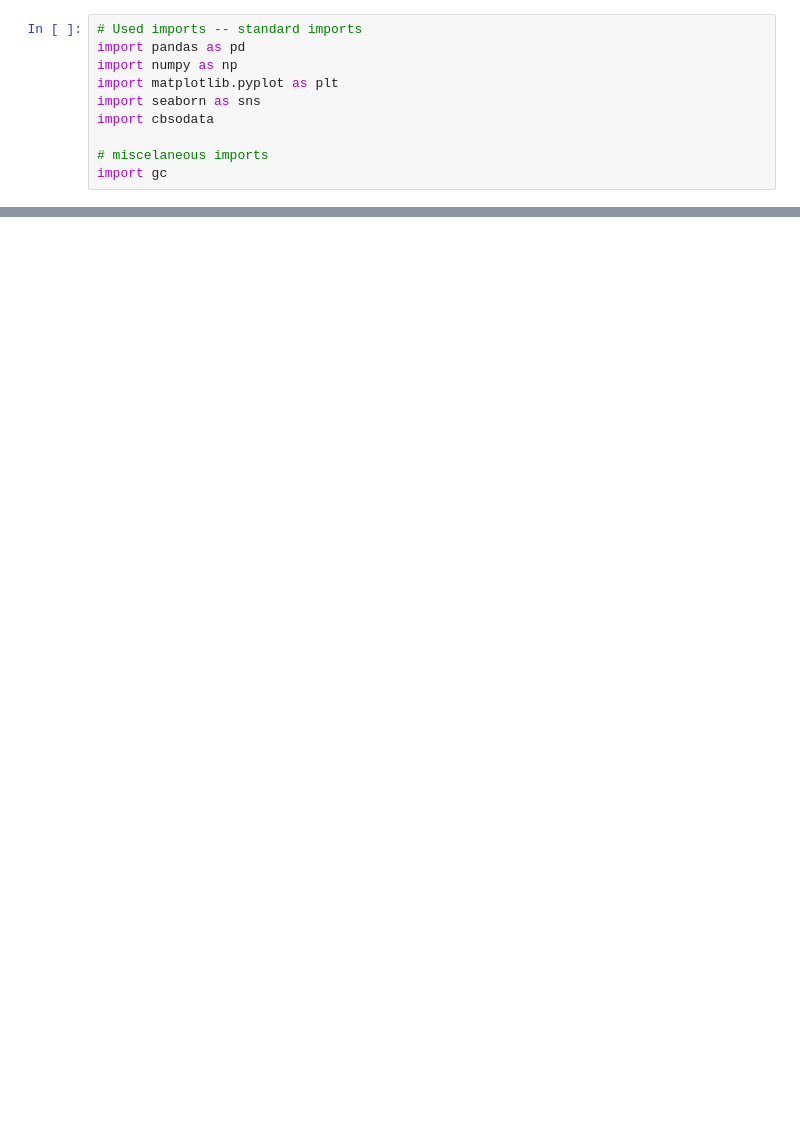
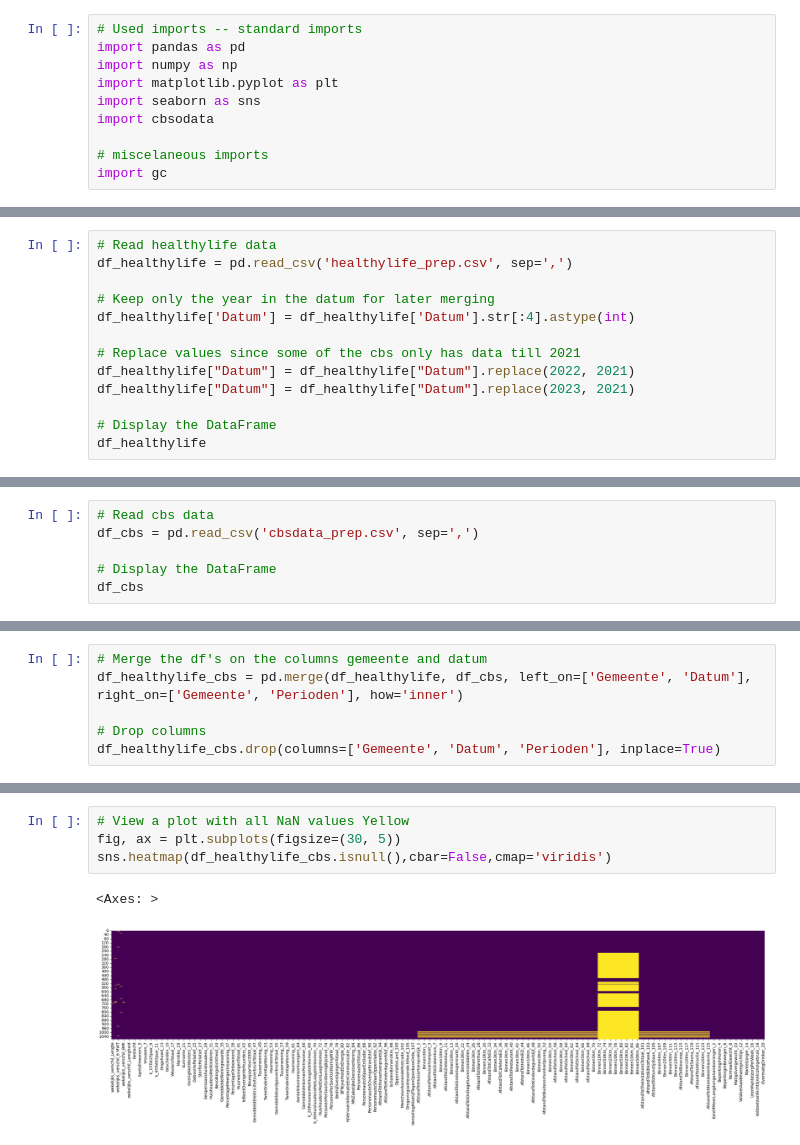
Before and after one commit to Siverty/BD-04-Zuyd_Hogeschool_2023, a Jupyter notebook: 3. Verkennende data analyse.ipynb, the cells around one changed output, grey strips where cells are left out. Drawn from its saved outputs; the diff is of its cells as text; blank space fills up the shorter version.

```diff
--- a/3. Verkennende data analyse.ipynb
+++ b/3. Verkennende data analyse.ipynb
@@ -319,0 +15,13 @@ gc.collect()
+# %%
+# Read healthylife data
+df_healthylife = pd.read_csv('healthylife_prep.csv', sep=',')
+
+# Keep only the year in the datum for later merging
+df_healthylife['Datum'] = df_healthylife['Datum'].str[:4].astype(int)
+
+# Replace values since some of the cbs only has data till 2021
+df_healthylife["Datum"] = df_healthylife["Datum"].replace(2022, 2021)
+df_healthylife["Datum"] = df_healthylife["Datum"].replace(2023, 2021)
+
+# Display the DataFrame
+df_healthylife
@@ -319,0 +42,6 @@ gc.collect()
+# %%
+# Read cbs data
+df_cbs = pd.read_csv('cbsdata_prep.csv', sep=',')
+
+# Display the DataFrame
+df_cbs
@@ -319,0 +64,6 @@ gc.collect()
+# %%
+# Merge the df's on the columns gemeente and datum
+df_healthylife_cbs = pd.merge(df_healthylife, df_cbs, left_on=['Gemeente', 'Datum'], right_on=['Gemeente', 'Perioden'], how='inner')
+
+# Drop columns
+df_healthylife_cbs.drop(columns=['Gemeente', 'Datum', 'Perioden'], inplace=True)
@@ -319,0 +105,7 @@ gc.collect()
+# %%
+# View a plot with all NaN values Yellow
+fig, ax = plt.subplots(figsize=(30, 5))
+sns.heatmap(df_healthylife_cbs.isnull(),cbar=False,cmap='viridis')
+# %% [output]
+<Axes: >
+[figure, added]
```
Also changed, not shown: parts of 43 cells of this notebook, 2 other files.
